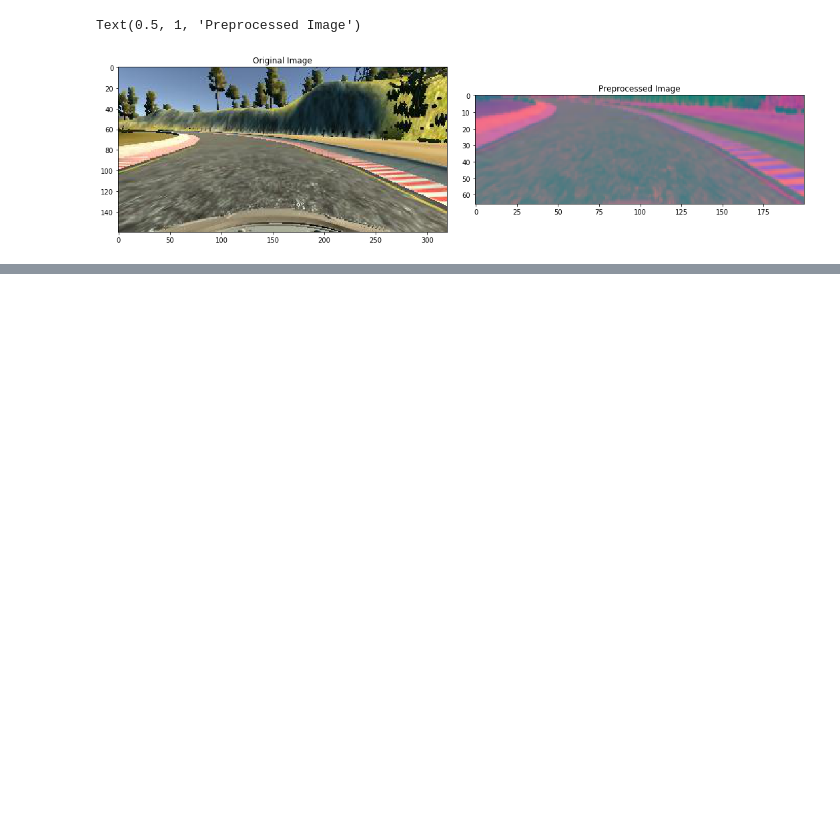
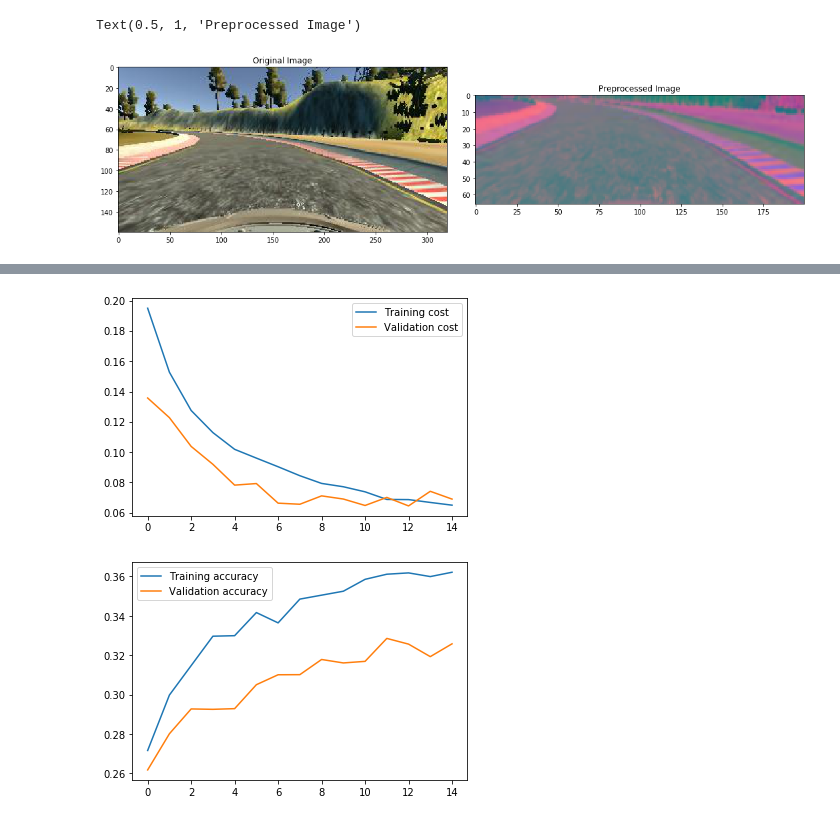
Before and after one commit to YasirHabib/The-Complete-Self-Driving-Car-Course---Applied-Deep-Learning, a Jupyter notebook: Behavioural_clonning.ipynb, the cells around one changed output, grey strips where cells are left out. Cells and saved outputs as stored; diff of their text form; code cells hidden in the pictures; blank space fills up the shorter version.

```diff
--- a/Behavioural_clonning.ipynb
+++ b/Behavioural_clonning.ipynb
@@ -210,0 +227,21 @@ plt.axis('off')
+# %%
+def batch_generator(images, steering_ang, batch_size, istraining):
+
+  while True:
+    batch_img = []
+    batch_steering = []
+
+    for i in range(batch_size):
+      random_index = np.random.randint(0, len(images) - 1)
+
+      if istraining:
+        im, steering = augmentation(images[random_index], steering_ang[random_index])
+
+      else:
+        im = mpimg.imread(images[random_index])
+        steering = steering_ang[random_index]
+
+      im = preprocess_steps(im)
+      batch_img.append(im)
+      batch_steering.append(steering)
+    yield (np.asarray(batch_img), np.asarray(batch_steering))
@@ -210,0 +277,3 @@ plt.axis('off')
+# %%
+model = nvidia_model()
+model.summary()
@@ -210,0 +298,10 @@ plt.axis('off')
+# %%
+r = model.fit_generator(
+    batch_generator(X_train, y_train, 100, 1),
+    steps_per_epoch=300,
+    epochs=15,
+    validation_data=batch_generator(X_valid, y_valid, 100, 0),
+    validation_steps=200,
+    verbose=1,
+    shuffle = True
+    )
@@ -210,0 +326,13 @@ plt.axis('off')
+# %%
+plt.plot(r.history['loss'], label='Training cost')
+plt.plot(r.history['val_loss'], label='Validation cost')
+plt.legend()
+plt.show()
+
+plt.plot(r.history['acc'], label='Training accuracy')
+plt.plot(r.history['val_acc'], label='Validation accuracy')
+plt.legend()
+plt.show()
+# %% [output]
+[figure, added]
+[figure, added]
```
Also changed, not shown: parts of 11 cells of this notebook.
